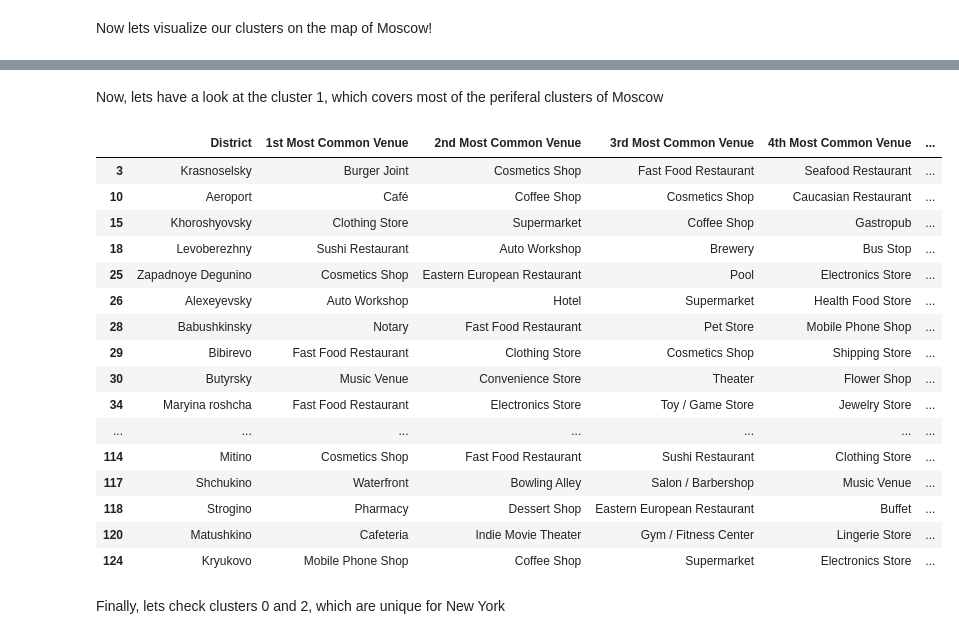
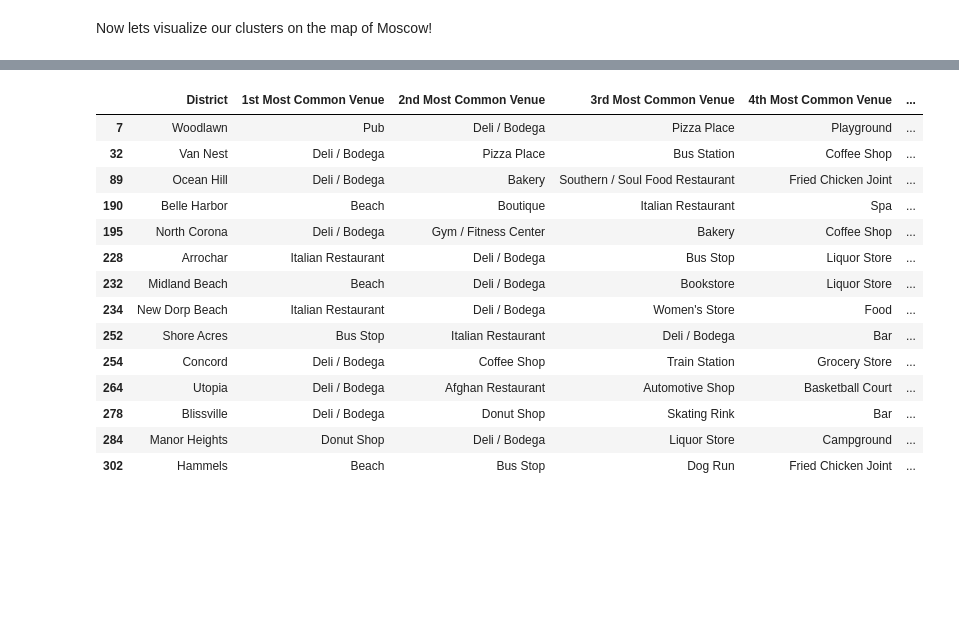
Before and after one commit to MMatlashov/AppliedDataSci_CapstoneProject, a Jupyter notebook: Matlashov_AppliedDataSciProject_FinalAssignment.ipynb, the cells around one changed output, grey strips where cells are left out. Saved outputs shown, nothing was run; the diff lists cells and outputs as text; code cells hidden in the pictures; blank space fills up the shorter version.

```diff
--- a/Matlashov_AppliedDataSciProject_FinalAssignment.ipynb
+++ b/Matlashov_AppliedDataSciProject_FinalAssignment.ipynb
@@ -493,6 +479,6 @@ Text(0, 0.5, 'inertia')
 # %%
-#Perform clustering with 7 centroids
-kmeans = KMeans(n_clusters = 7, random_state = 0).fit(nycANDmosc_clustering_df)
+#Perform clustering with 8 centroids
+kmeans = KMeans(n_clusters = 8, random_state = 0).fit(nycANDmosc_clustering_df)
 # check cluster labels generated for each row in the dataframe
 kmeans.labels_[0:10]
 # %% [output]
@@ -500,4 +486,4 @@ array([1, 1, 1, 6, 4, 1, 4, 4, 6, 1], dtype=int32)
 # %%
 # add clustering labels
-nycANDmosc_grouped_df.insert(0, 'Cluster Labels', kmeans.labels_)
-# nycANDmosc_grouped_df.head(10)
+nycANDmosc_grouped.insert(0, 'Cluster Labels', kmeans.labels_)
+# nycANDmosc_grouped.head(10)
@@ -519,10 +492,10 @@ nycANDmosc_grouped_df.insert(0, 'Cluster Labels', kmeans.labels_)
 moscow_merged = moscow_df
 
 # merge manhattan_grouped with moscow_data to add latitude/longitude for each neighborhood
-moscow_merged = moscow_merged.join(moscow_venues_sorted.set_index('District'), on = 'District')
+moscow_merged = moscow_merged.join(nycANDmosc_venues_sorted.set_index('District'), on = 'District')
 moscow_merged = moscow_merged.dropna()
 # add cluster label
-moscow_merged['Cluster Labels'] = moscow_merged['District'].map(nycANDmosc_grouped_df.set_index('District')['Cluster Labels'])
+moscow_merged['Cluster Labels'] = moscow_merged['District'].map(nycANDmosc_grouped.set_index('District')['Cluster Labels'])
 
 
 moscow_merged.head(10)
@@ -542,10 +515,10 @@ moscow_merged.head(10)
 #same for newyork
 newyork_merged = newyork_df
 
-newyork_merged = newyork_merged.join(newyork_venues_sorted.set_index('District'), on = 'District')
+newyork_merged = newyork_merged.join(nycANDmosc_venues_sorted.set_index('District'), on = 'District')
 newyork_merged = newyork_merged.dropna()
 # add cluster label
-newyork_merged['Cluster Labels'] = newyork_merged['District'].map(nycANDmosc_grouped_df.set_index('District')['Cluster Labels'])
+newyork_merged['Cluster Labels'] = newyork_merged['District'].map(nycANDmosc_grouped.set_index('District')['Cluster Labels'])
 
 newyork_merged.head(10)
 # %% [output]
@@ -654,25 +689,19 @@ newyork_merged.loc[newyork_merged['Cluster Labels'] == 4, newyork_merged.columns
-# %% [markdown]
-Now, lets have a look at the сluster 1, which covers most of the periferal clusters of Moscow
 # %%
-# Moscow, cluster 1
-moscow_merged.loc[moscow_merged['Cluster Labels'] == 1, moscow_merged.columns[[0] + list(range(3, moscow_merged.shape[1] - 1))]]
+# New York, cluster 6
+newyork_merged.loc[newyork_merged['Cluster Labels'] == 6, newyork_merged.columns[[0] + list(range(3, newyork_merged.shape[1] - 1))]]
 # %% [output]
 |  | District | 1st Most Common Venue | 2nd Most Common Venue | 3rd Most Common Venue | 4th Most Common Venue | ... |
-| 3 | Krasnoselsky | Burger Joint | Cosmetics Shop | Fast Food Restaurant | Seafood Restaurant | ... |
-| 10 | Aeroport | Café | Coffee Shop | Cosmetics Shop | Caucasian Restaurant | ... |
-| 15 | Khoroshyovsky | Clothing Store | Supermarket | Coffee Shop | Gastropub | ... |
-| 18 | Levoberezhny | Sushi Restaurant | Auto Workshop | Brewery | Bus Stop | ... |
-| 25 | Zapadnoye Degunino | Cosmetics Shop | Eastern European Restaurant | Pool | Electronics Store | ... |
-| 26 | Alexeyevsky | Auto Workshop | Hotel | Supermarket | Health Food Store | ... |
-| 28 | Babushkinsky | Notary | Fast Food Restaurant | Pet Store | Mobile Phone Shop | ... |
-| 29 | Bibirevo | Fast Food Restaurant | Clothing Store | Cosmetics Shop | Shipping Store | ... |
-| 30 | Butyrsky | Music Venue | Convenience Store | Theater | Flower Shop | ... |
-| 34 | Maryina roshcha | Fast Food Restaurant | Electronics Store | Toy / Game Store | Jewelry Store | ... |
-| ... | ... | ... | ... | ... | ... | ... |
-| 114 | Mitino | Cosmetics Shop | Fast Food Restaurant | Sushi Restaurant | Clothing Store | ... |
-| 117 | Shchukino | Waterfront | Bowling Alley | Salon / Barbershop | Music Venue | ... |
-| 118 | Strogino | Pharmacy | Dessert Shop | Eastern European Restaurant | Buffet | ... |
-| 120 | Matushkino | Cafeteria | Indie Movie Theater | Gym / Fitness Center | Lingerie Store | ... |
-| 124 | Kryukovo | Mobile Phone Shop | Coffee Shop | Supermarket | Electronics Store | ... |
+| 7 | Woodlawn | Pub | Deli / Bodega | Pizza Place | Playground | ... |
+| 32 | Van Nest | Deli / Bodega | Pizza Place | Bus Station | Coffee Shop | ... |
+| 89 | Ocean Hill | Deli / Bodega | Bakery | Southern / Soul Food Restaurant | Fried Chicken Joint | ... |
+| 190 | Belle Harbor | Beach | Boutique | Italian Restaurant | Spa | ... |
+| 195 | North Corona | Deli / Bodega | Gym / Fitness Center | Bakery | Coffee Shop | ... |
+| 228 | Arrochar | Italian Restaurant | Deli / Bodega | Bus Stop | Liquor Store | ... |
+| 232 | Midland Beach | Beach | Deli / Bodega | Bookstore | Liquor Store | ... |
+| 234 | New Dorp Beach | Italian Restaurant | Deli / Bodega | Women's Store | Food | ... |
+| 252 | Shore Acres | Bus Stop | Italian Restaurant | Deli / Bodega | Bar | ... |
+| 254 | Concord | Deli / Bodega | Coffee Shop | Train Station | Grocery Store | ... |
+| 264 | Utopia | Deli / Bodega | Afghan Restaurant | Automotive Shop | Basketball Court | ... |
+| 278 | Blissville | Deli / Bodega | Donut Shop | Skating Rink | Bar | ... |
+| 284 | Manor Heights | Donut Shop | Deli / Bodega | Liquor Store | Campground | ... |
+| 302 | Hammels | Beach | Bus Stop | Dog Run | Fried Chicken Joint | ... |
-# %% [markdown]
-Finally, lets check clusters 0 and 2, which are unique for New York
```
Also changed, not shown: parts of 43 cells of this notebook.
